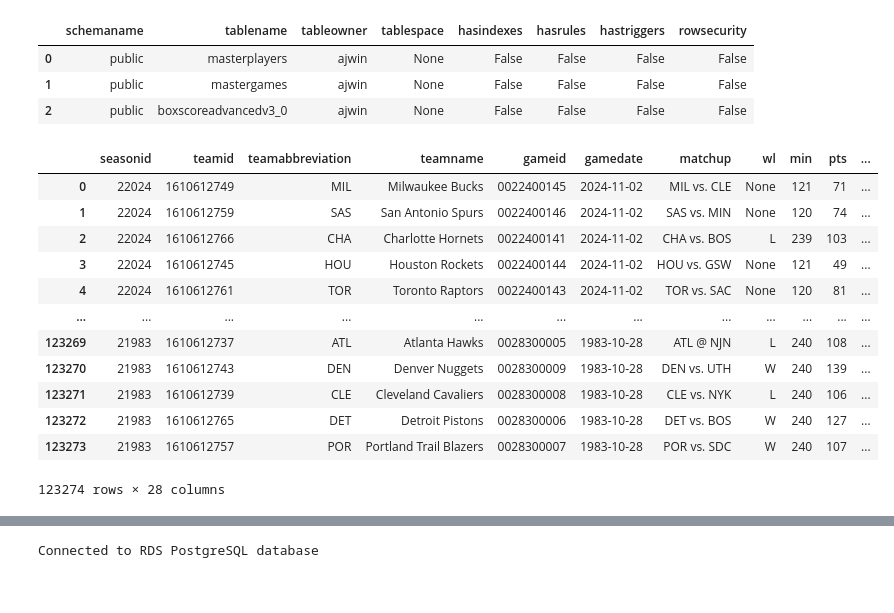
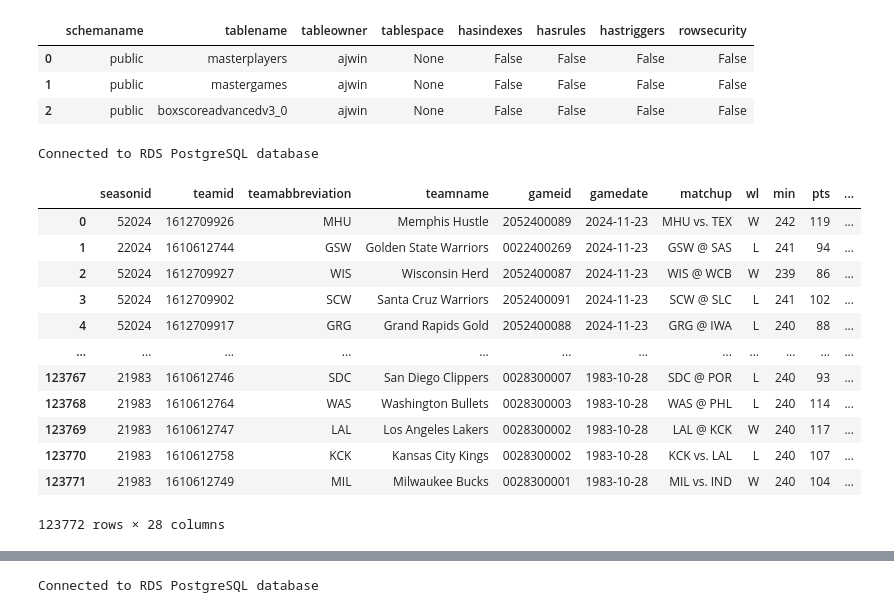
Before and after one commit to ajwinters/bballagg, a Jupyter notebook: randomstuff.ipynb, the cells around one changed output, grey strips where cells are left out. Drawn from its saved outputs; the diff is of its cells as text; code cells hidden in the pictures.

```diff
--- a/randomstuff.ipynb
+++ b/randomstuff.ipynb
@@ -26,26 +55,31 @@ result_df
 | 1 | public | mastergames | ajwin | None | False | False | False | False |
 | 2 | public | boxscoreadvancedv3_0 | ajwin | None | False | False | False | False |
 # %%
+
+conn = allintwo.connect_to_rds('thebigone', 'ajwin', 'CharlesBark!23', 'nba-rds-instance.c9wwc0ukkiu5.us-east-1.rds.amazonaws.com')
 
 query = "SELECT * FROM mastergames;"  # Example query: fetch 10 rows from the 'games' table
 
 result_df = allintwo.query_database_to_dataframe(conn, query)
 
+conn.close()
+
 result_df
 # %% [output]
+Connected to RDS PostgreSQL database
 |  | seasonid | teamid | teamabbreviation | teamname | gameid | gamedate | matchup | wl | min | pts | ... |
-| 0 | 22024 | 1610612749 | MIL | Milwaukee Bucks | 0022400145 | 2024-11-02 | MIL vs. CLE | None | 121 | 71 | ... |
-| 1 | 22024 | 1610612759 | SAS | San Antonio Spurs | 0022400146 | 2024-11-02 | SAS vs. MIN | None | 120 | 74 | ... |
-| 2 | 22024 | 1610612766 | CHA | Charlotte Hornets | 0022400141 | 2024-11-02 | CHA vs. BOS | L | 239 | 103 | ... |
-| 3 | 22024 | 1610612745 | HOU | Houston Rockets | 0022400144 | 2024-11-02 | HOU vs. GSW | None | 121 | 49 | ... |
-| 4 | 22024 | 1610612761 | TOR | Toronto Raptors | 0022400143 | 2024-11-02 | TOR vs. SAC | None | 120 | 81 | ... |
+| 0 | 52024 | 1612709926 | MHU | Memphis Hustle | 2052400089 | 2024-11-23 | MHU vs. TEX | W | 242 | 119 | ... |
+| 1 | 22024 | 1610612744 | GSW | Golden State Warriors | 0022400269 | 2024-11-23 | GSW @ SAS | L | 241 | 94 | ... |
+| 2 | 52024 | 1612709927 | WIS | Wisconsin Herd | 2052400087 | 2024-11-23 | WIS @ WCB | W | 239 | 86 | ... |
+| 3 | 52024 | 1612709902 | SCW | Santa Cruz Warriors | 2052400091 | 2024-11-23 | SCW @ SLC | L | 241 | 102 | ... |
+| 4 | 52024 | 1612709917 | GRG | Grand Rapids Gold | 2052400088 | 2024-11-23 | GRG @ IWA | L | 240 | 88 | ... |
 | ... | ... | ... | ... | ... | ... | ... | ... | ... | ... | ... | ... |
-| 123269 | 21983 | 1610612737 | ATL | Atlanta Hawks | 0028300005 | 1983-10-28 | ATL @ NJN | L | 240 | 108 | ... |
-| 123270 | 21983 | 1610612743 | DEN | Denver Nuggets | 0028300009 | 1983-10-28 | DEN vs. UTH | W | 240 | 139 | ... |
-| 123271 | 21983 | 1610612739 | CLE | Cleveland Cavaliers | 0028300008 | 1983-10-28 | CLE vs. NYK | L | 240 | 106 | ... |
-| 123272 | 21983 | 1610612765 | DET | Detroit Pistons | 0028300006 | 1983-10-28 | DET vs. BOS | W | 240 | 127 | ... |
-| 123273 | 21983 | 1610612757 | POR | Portland Trail Blazers | 0028300007 | 1983-10-28 | POR vs. SDC | W | 240 | 107 | ... |
+| 123767 | 21983 | 1610612746 | SDC | San Diego Clippers | 0028300007 | 1983-10-28 | SDC @ POR | L | 240 | 93 | ... |
+| 123768 | 21983 | 1610612764 | WAS | Washington Bullets | 0028300003 | 1983-10-28 | WAS @ PHL | L | 240 | 114 | ... |
+| 123769 | 21983 | 1610612747 | LAL | Los Angeles Lakers | 0028300002 | 1983-10-28 | LAL @ KCK | W | 240 | 117 | ... |
+| 123770 | 21983 | 1610612758 | KCK | Kansas City Kings | 0028300002 | 1983-10-28 | KCK vs. LAL | L | 240 | 107 | ... |
+| 123771 | 21983 | 1610612749 | MIL | Milwaukee Bucks | 0028300001 | 1983-10-28 | MIL vs. IND | W | 240 | 104 | ... |
-123274 rows × 28 columns
+123772 rows × 28 columns
 # %%
 ### CHECK TABLES
 conn = allintwo.connect_to_rds('thebigone', 'ajwin', 'CharlesBark!23', 'nba-rds-instance.c9wwc0ukkiu5.us-east-1.rds.amazonaws.com')
```
Also changed, not shown: parts of 9 cells of this notebook, 3 other files.
